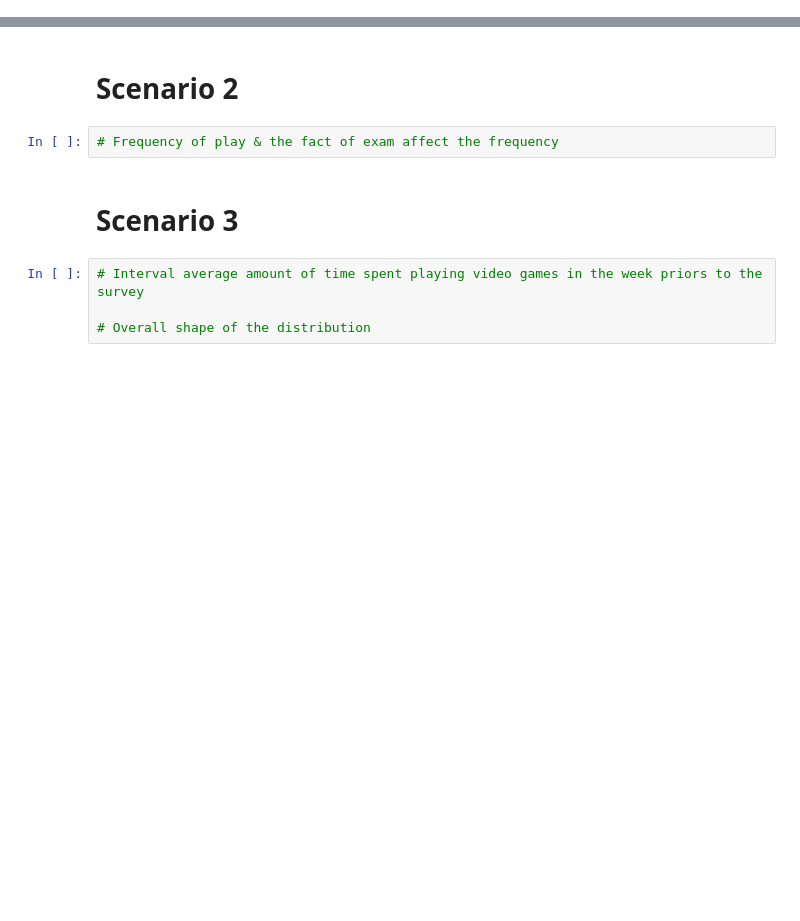
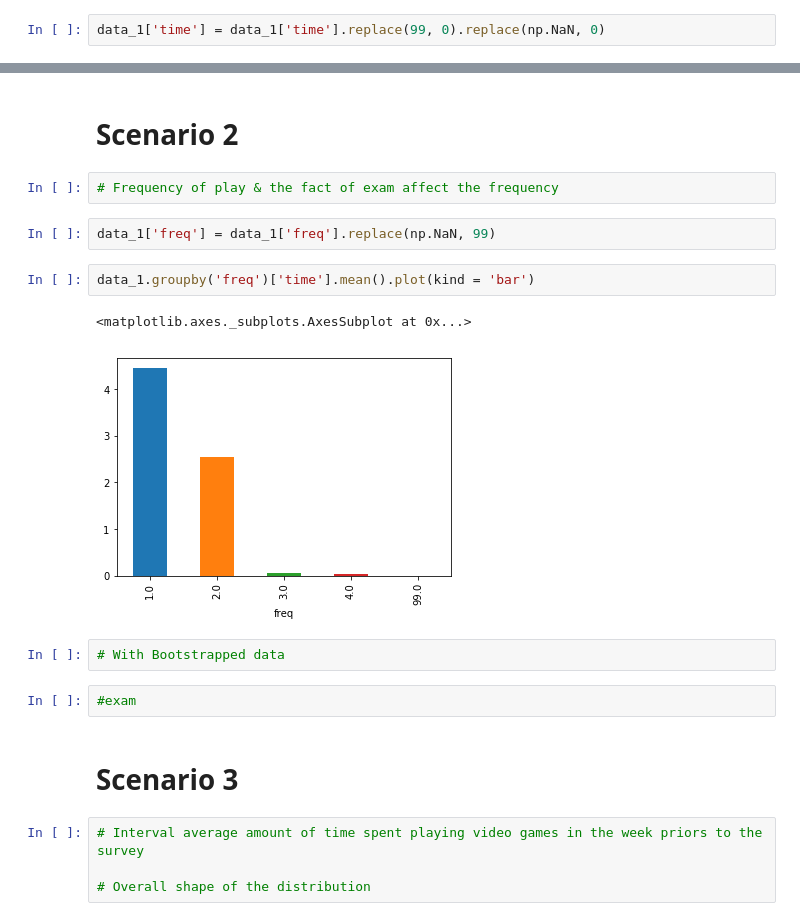
Before and after one commit to shy166/Data-Science-Investigation-Project, a Jupyter notebook: 189/HW2-shuibenyang.ipynb, the cells around one changed output, grey strips where cells are left out. Cells and saved outputs as stored; diff of their text form; blank space fills up the shorter version.

```diff
--- a/189/HW2-shuibenyang.ipynb
+++ b/189/HW2-shuibenyang.ipynb
@@ -97,2 +86,4 @@ data_2.describe()
 # %%
 #Point estimation
+# %%
+data_1['time'] = data_1['time'].replace(99, 0).replace(np.NaN, 0)
@@ -100,6 +120,17 @@ data_2.describe()
 # Scenario 2
 # %%
 # Frequency of play & the fact of exam affect the frequency
+# %%
+data_1['freq'] = data_1['freq'].replace(np.NaN, 99)
+# %%
+data_1.groupby('freq')['time'].mean().plot(kind = 'bar')
+# %% [output]
+<matplotlib.axes._subplots.AxesSubplot at 0x...>
+[figure, added]
+# %%
+# With Bootstrapped data
+# %%
+#exam
 # %% [markdown]
 # Scenario 3
 # %%
```
Also changed, not shown: parts of 46 cells of this notebook.
